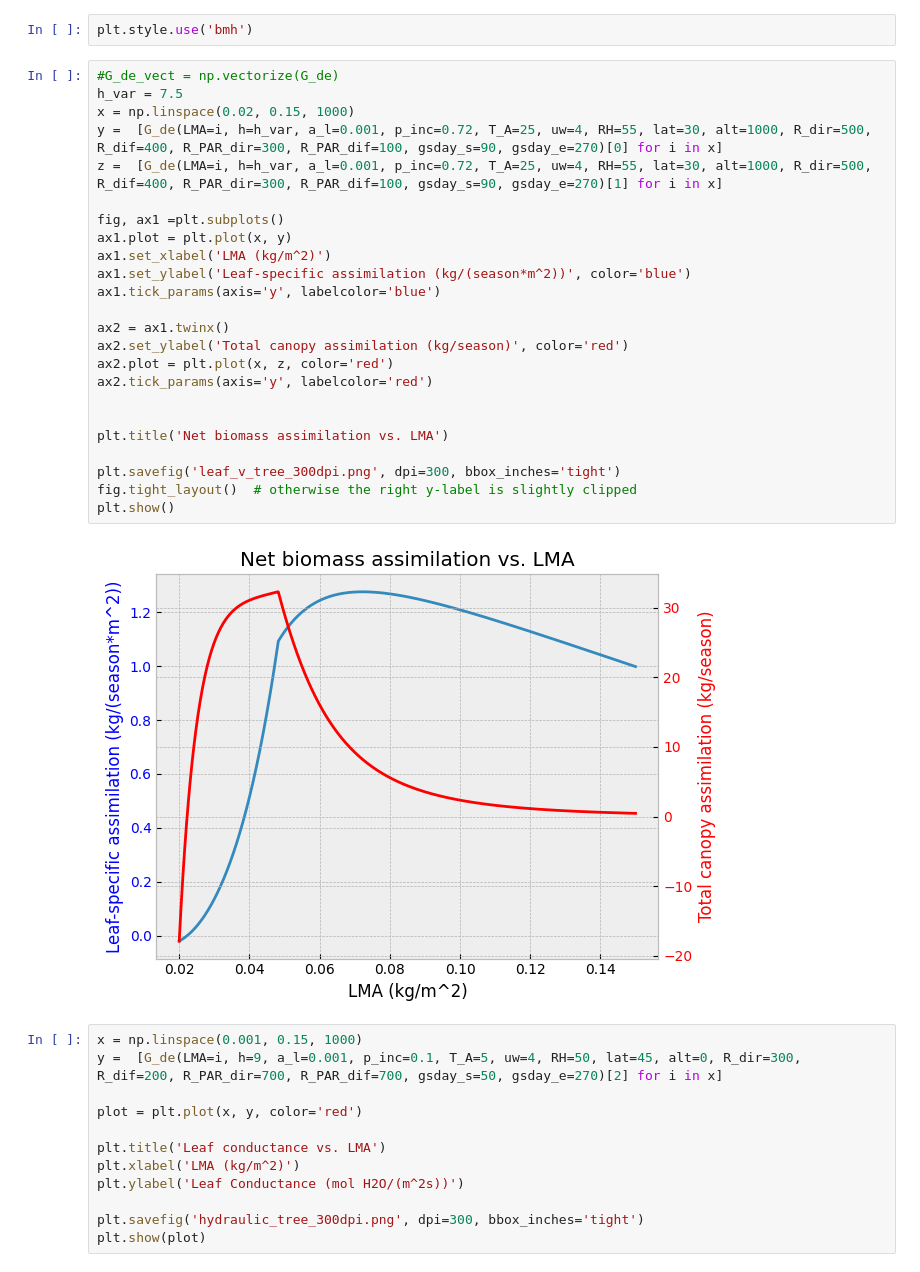
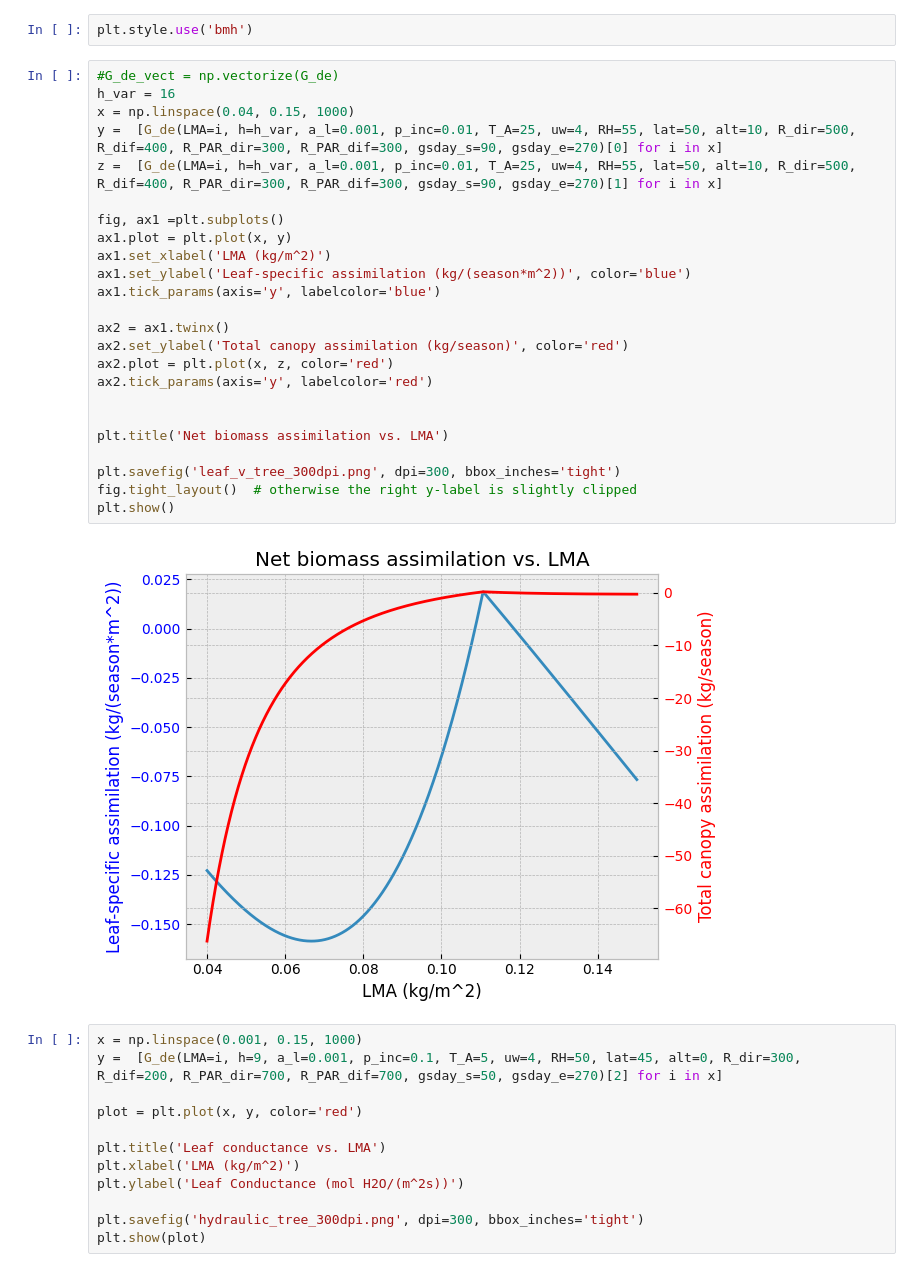
Before and after one commit to MustriM95/ScaledOptim, a Jupyter notebook: Simulations.ipynb, the cells around one changed output. Cells and saved outputs as stored; diff of their text form.

```diff
--- a/Simulations.ipynb
+++ b/Simulations.ipynb
@@ -14,30 +14,30 @@ from scaledOptim_coreFunc import *
 plt.style.use('bmh')
 # %%
 #G_de_vect = np.vectorize(G_de)
-h_var = 7.5
-x = np.linspace(0.02, 0.15, 1000)
-y =  [G_de(LMA=i, h=h_var, a_l=0.001, p_inc=0.72, T_A=25, uw=4, RH=55, lat=30, alt=1000, R_dir=500, R_dif=400, R_PAR_dir=300, R_PAR_dif=100, gsday_s=90, gsday_e=270)[0] for i in x]
-z =  [G_de(LMA=i, h=h_var, a_l=0.001, p_inc=0.72, T_A=25, uw=4, RH=55, lat=30, alt=1000, R_dir=500, R_dif=400, R_PAR_dir=300, R_PAR_dif=100, gsday_s=90, gsday_e=270)[1] for i in x]
+h_var = 16
+x = np.linspace(0.04, 0.15, 1000)
+y =  [G_de(LMA=i, h=h_var, a_l=0.001, p_inc=0.01, T_A=25, uw=4, RH=55, lat=50, alt=10, R_dir=500, R_dif=400, R_PAR_dir=300, R_PAR_dif=300, gsday_s=90, gsday_e=270)[0] for i in x]
+z =  [G_de(LMA=i, h=h_var, a_l=0.001, p_inc=0.01, T_A=25, uw=4, RH=55, lat=50, alt=10, R_dir=500, R_dif=400, R_PAR_dir=300, R_PAR_dif=300, gsday_s=90, gsday_e=270)[1] for i in x]
 
 fig, ax1 =plt.subplots()
 ax1.plot = plt.plot(x, y)
 ax1.set_xlabel('LMA (kg/m^2)')
 ax1.set_ylabel('Leaf-specific assimilation (kg/(season*m^2))', color='blue')
 ax1.tick_params(axis='y', labelcolor='blue')
 
 ax2 = ax1.twinx()
 ax2.set_ylabel('Total canopy assimilation (kg/season)', color='red')
 ax2.plot = plt.plot(x, z, color='red')
 ax2.tick_params(axis='y', labelcolor='red')
 
 
 plt.title('Net biomass assimilation vs. LMA')
 
 plt.savefig('leaf_v_tree_300dpi.png', dpi=300, bbox_inches='tight')
 fig.tight_layout()  # otherwise the right y-label is slightly clipped
 plt.show()
 # %% [output]
-[figure, old version]
+[figure, new version]
 # %%
 x = np.linspace(0.001, 0.15, 1000)
 y =  [G_de(LMA=i, h=9, a_l=0.001, p_inc=0.1, T_A=5, uw=4, RH=50, lat=45, alt=0, R_dir=300, R_dif=200, R_PAR_dir=700, R_PAR_dif=700, gsday_s=50, gsday_e=270)[2] for i in x]
```
Also changed, not shown: 1 other file.
